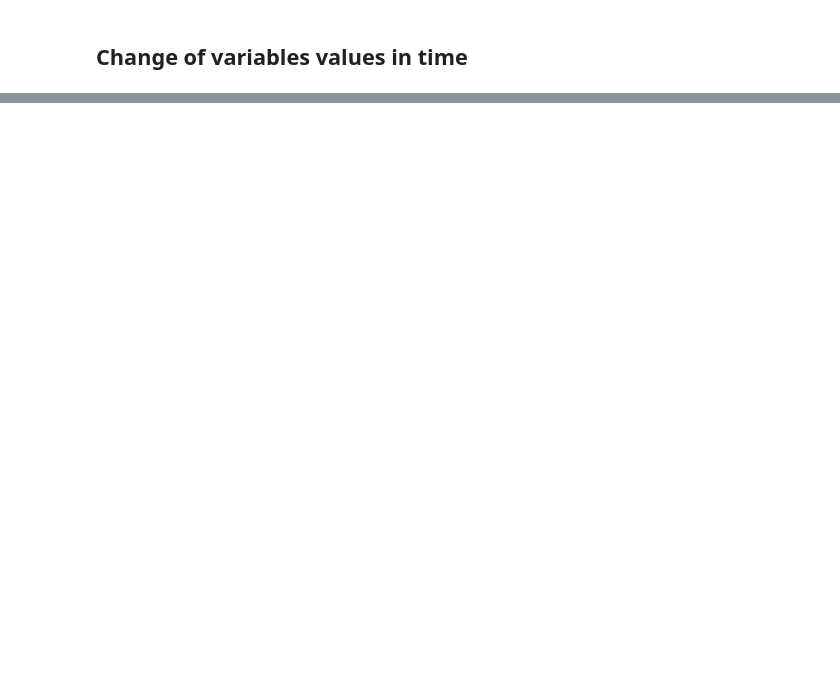
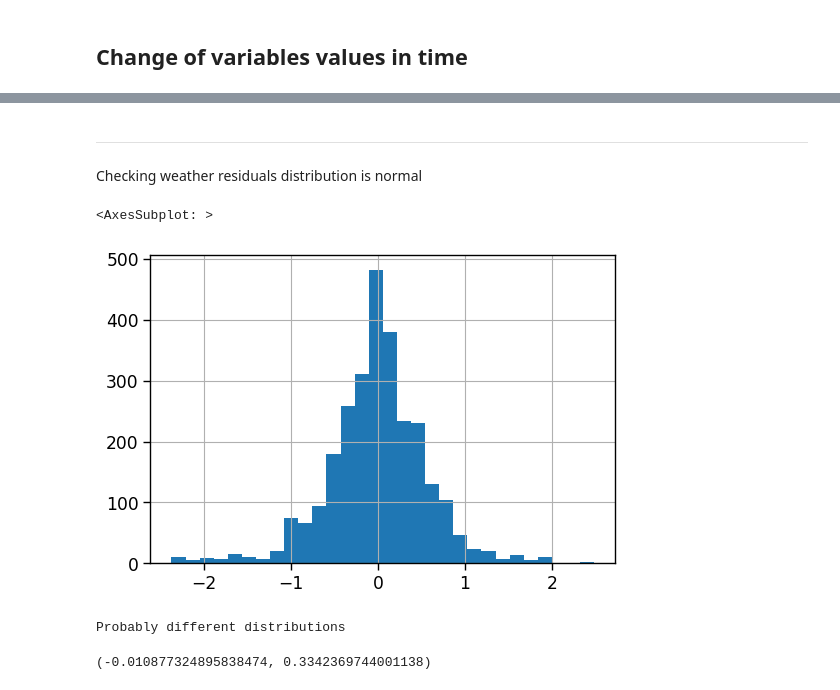
Before and after one commit to Average-Golem-Enjoyers/bitehack2023, a Jupyter notebook: EDA/EDA.ipynb, the cells around one changed output, grey strips where cells are left out. Saved outputs shown, nothing was run; the diff lists cells and outputs as text; code cells hidden in the pictures; blank space fills up the shorter version.

```diff
--- a/EDA/EDA.ipynb
+++ b/EDA/EDA.ipynb
@@ -241,0 +249,23 @@ for col in cols_to_analyse:
+# %% [markdown]
+---
+# %% [markdown]
+Checking weather residuals distribution is normal
+# %%
+plt.rc('figure',figsize=(6,4))
+result1.resid[result1.resid.isnull()] = 0
+result1.resid.hist(bins = 30)
+# %% [output]
+<AxesSubplot: >
+[figure, added]
+# %%
+shapiro_test1 = stats.shapiro(result1.resid)
+if shapiro_test1.pvalue > 0.05:
+    print('Probably the same distribution')
+else:
+    print('Probably different distributions')
+# %% [output]
+Probably different distributions
+# %%
+statistics.mean(result1.resid), statistics.variance(result1.resid)
+# %% [output]
+(-0.010877324895838474, 0.3342369744001138)
```
Also changed, not shown: parts of 21 cells of this notebook.
